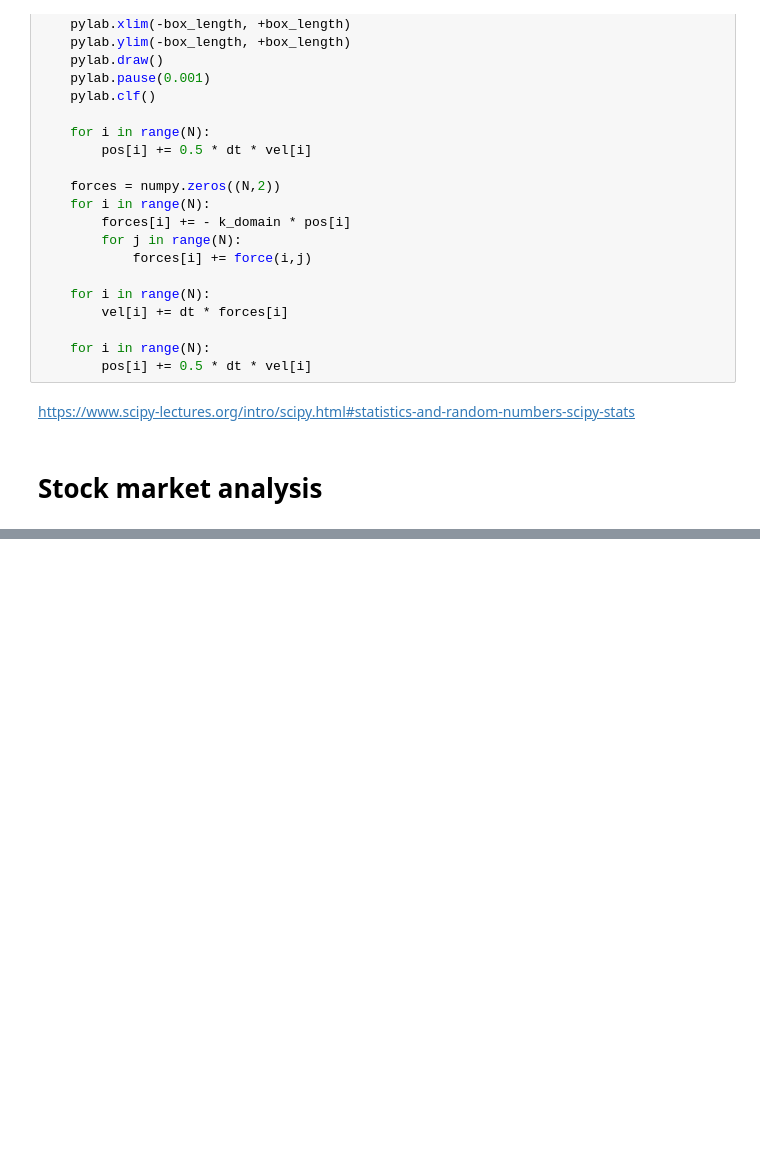
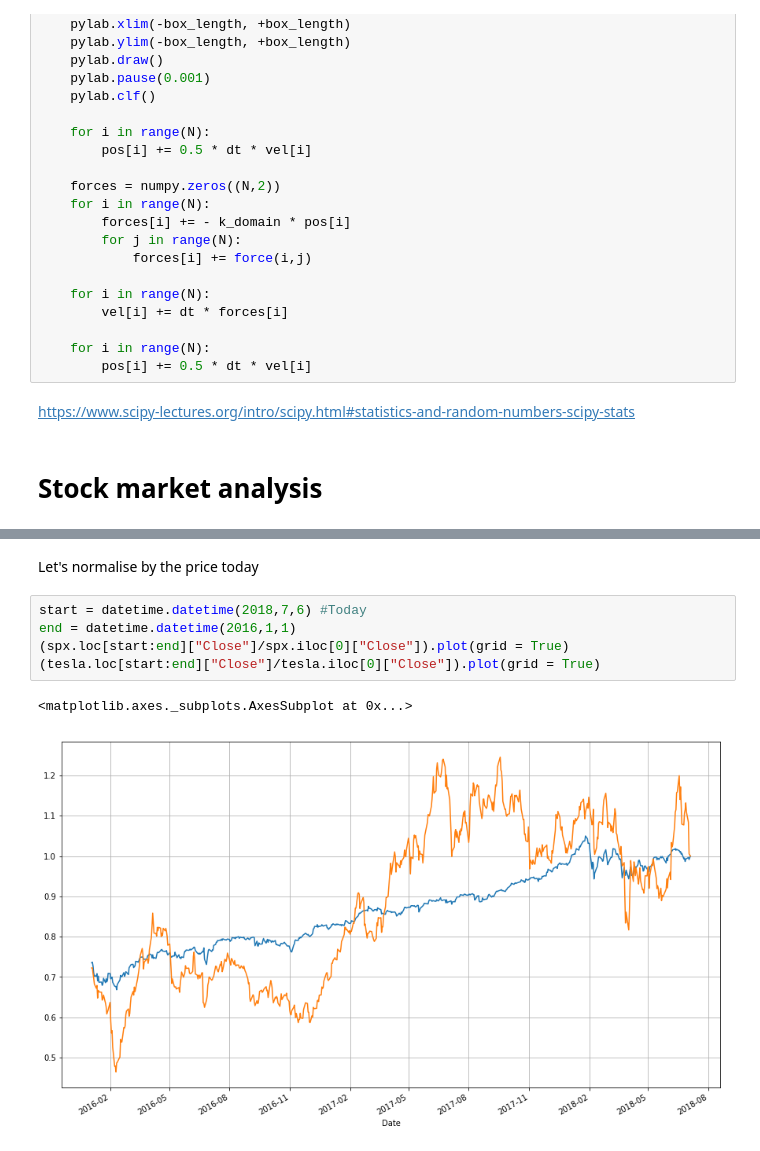
Before and after one commit to toastedcrumpets/CCP5_Python_examples, a Jupyter notebook: Appendix-A-Snippets.ipynb, the cells around one changed output, grey strips where cells are left out. Cells and saved outputs as stored; diff of their text form; blank space fills up the shorter version.

```diff
--- a/Appendix-A-Snippets.ipynb
+++ b/Appendix-A-Snippets.ipynb
@@ -220,0 +248,10 @@ Populating the interactive namespace from numpy and matplotlib
+# %% [markdown]
+Let's normalise by the price today
+# %%
+start = datetime.datetime(2018,7,6) #Today
+end = datetime.datetime(2016,1,1)
+(spx.loc[start:end]["Close"]/spx.iloc[0]["Close"]).plot(grid = True)
+(tesla.loc[start:end]["Close"]/tesla.iloc[0]["Close"]).plot(grid = True)
+# %% [output]
+<matplotlib.axes._subplots.AxesSubplot at 0x...>
+[figure, added]
```
Also changed, not shown: parts of 11 cells of this notebook, 3 other files.
